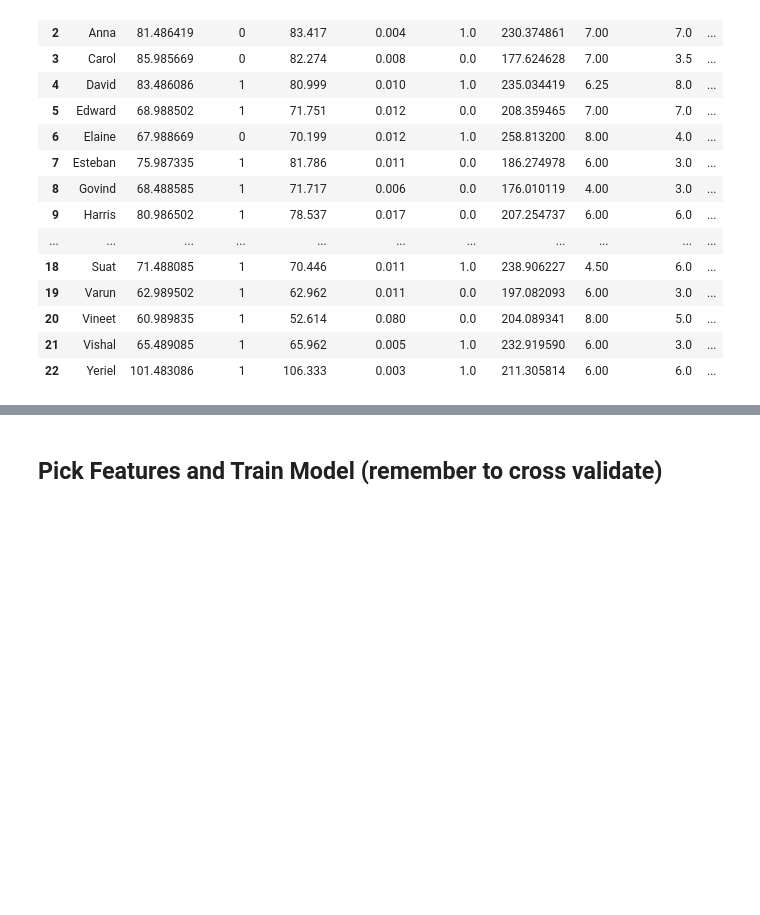
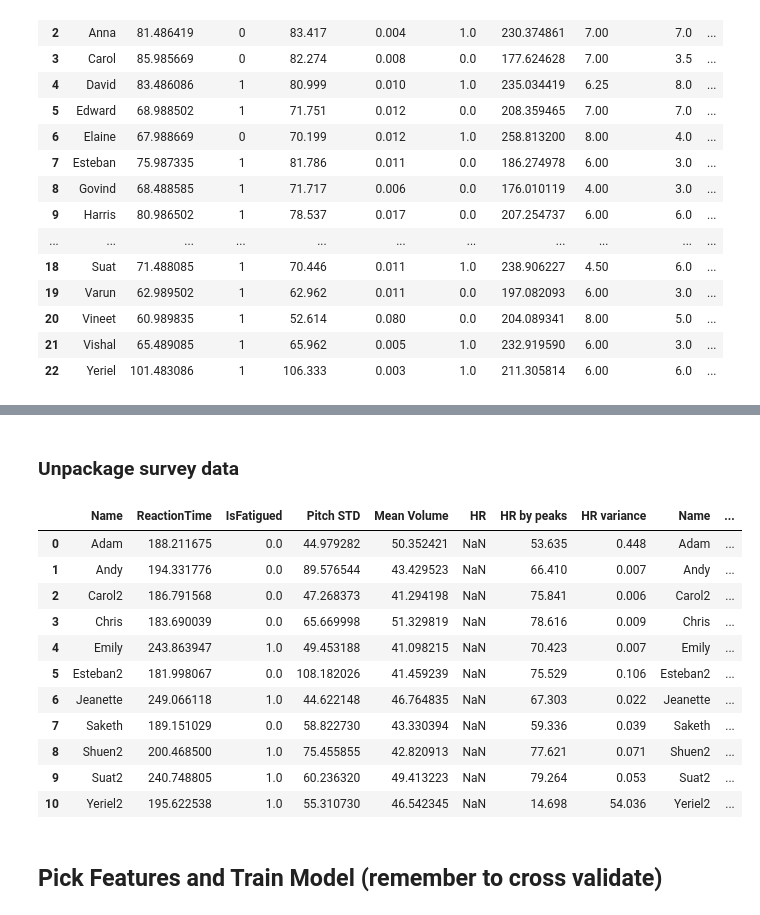
Before and after one commit to sMyn42/Week2Public, a Jupyter notebook: Heart_Rates_and_Reaction_Times_and_Sound.ipynb, the cells around one changed output, grey strips where cells are left out. Drawn from its saved outputs; the diff is of its cells as text; code cells hidden in the pictures; blank space fills up the shorter version.

```diff
--- a/Heart_Rates_and_Reaction_Times_and_Sound.ipynb
+++ b/Heart_Rates_and_Reaction_Times_and_Sound.ipynb
@@ -308,0 +367,16 @@ dataset_sound
+# %%
+RT = pd.DataFrame.mean(val_pvt)
+# %%
+med_val = np.nanmedian(RT.values)
+
+label = RT > med_val
+
+val_labels=pd.DataFrame([RT, label])
+
+val_labels=val_labels.transpose()
+val_labels.columns = ['ReactionTime','IsFatigued']
+val_labels.reset_index(inplace=True) # Move Name indexer to a new column
+val_labels.rename(columns={'index':'Name'}, inplace=True)
+val_labels.sort_values(by='Name', inplace=True)
+val_labels.reset_index(inplace=True, drop=True) # Move Name indexer to a new column
+val_labels
@@ -308,0 +399,18 @@ dataset_sound
+# %%
+val_hr_files = list(os.walk("C:/Users/saketh/stuff/Medlytics/Week2Public/Validation_Data/PPG"))[0][2]
+print(val_hr_files)
+
+val_heartrates = []
+for file in val_hr_files:
+    heartrates.append(get_heartrate_fft(r"C:/Users/saketh/stuff/Medlytics/Week2Public/Validation_Data/PPG/" + file))
+val_heartrate_vars = []
+for file in val_hr_files:
+    val_heartrate_vars.append(hr_var(r"C:/Users/saketh/stuff/Medlytics/Week2Public/Validation_Data/PPG/" + file))
+val_hrs = np.array(val_heartrates)
+val_hrvars = np.array(val_heartrate_vars)
+val_hrs = val_hrs.astype(np.int64)
+val_hrvars = np.round(val_hrvars.astype(np.float), decimals=3)
+
+val_heartrates = pd.concat((pd.Series(val_heartrates), pd.Series(val_hrvars[:, 0]), pd.Series(val_hrvars[:, 1])), axis=1)
+val_heartrates = val_heartrates.rename(columns={0: 'HR', 1:'HR by peaks', 2:'HR variance'})
+val_heartrates
@@ -309,3 +431,26 @@ dataset_sound
+# %% [markdown]
+### Unpackage survey data
+# %%
+survey = pd.read_csv(r"C:/Users/saketh/stuff/Medlytics/Week2Public/Validation_Data/Survey Data - Sheet1.csv")
+# %%
+survey.sort_values(by='Name',inplace=True)
+survey.reset_index(inplace=True, drop=True)
+full_val_data = pd.concat((val_labels, val_pitch_std_data, val_mean_intensity_data, val_heartrates, survey), axis=1)
+full_val_data = full_val_data.rename(columns={0: 'Name', 1:'HR', 2:'HR by peaks', 3:'HR variance'})
+full_val_data
+# %% [output]
+|  | Name | ReactionTime | IsFatigued | Pitch STD | Mean Volume | HR | HR by peaks | HR variance | Name | ... |
+| 0 | Adam | 188.211675 | 0.0 | 44.979282 | 50.352421 | NaN | 53.635 | 0.448 | Adam | ... |
+| 1 | Andy | 194.331776 | 0.0 | 89.576544 | 43.429523 | NaN | 66.410 | 0.007 | Andy | ... |
+| 2 | Carol2 | 186.791568 | 0.0 | 47.268373 | 41.294198 | NaN | 75.841 | 0.006 | Carol2 | ... |
+| 3 | Chris | 183.690039 | 0.0 | 65.669998 | 51.329819 | NaN | 78.616 | 0.009 | Chris | ... |
+| 4 | Emily | 243.863947 | 1.0 | 49.453188 | 41.098215 | NaN | 70.423 | 0.007 | Emily | ... |
+| 5 | Esteban2 | 181.998067 | 0.0 | 108.182026 | 41.459239 | NaN | 75.529 | 0.106 | Esteban2 | ... |
+| 6 | Jeanette | 249.066118 | 1.0 | 44.622148 | 46.764835 | NaN | 67.303 | 0.022 | Jeanette | ... |
+| 7 | Saketh | 189.151029 | 0.0 | 58.822730 | 43.330394 | NaN | 59.336 | 0.039 | Saketh | ... |
+| 8 | Shuen2 | 200.468500 | 1.0 | 75.455855 | 42.820913 | NaN | 77.621 | 0.071 | Shuen2 | ... |
+| 9 | Suat2 | 240.748805 | 1.0 | 60.236320 | 49.413223 | NaN | 79.264 | 0.053 | Suat2 | ... |
+| 10 | Yeriel2 | 195.622538 | 1.0 | 55.310730 | 46.542345 | NaN | 14.698 | 54.036 | Yeriel2 | ... |
 # %% [markdown]
 ## Pick Features and Train Model (remember to cross validate)
 # %%
```
Also changed, not shown: parts of 16 cells of this notebook, 1 other file.
